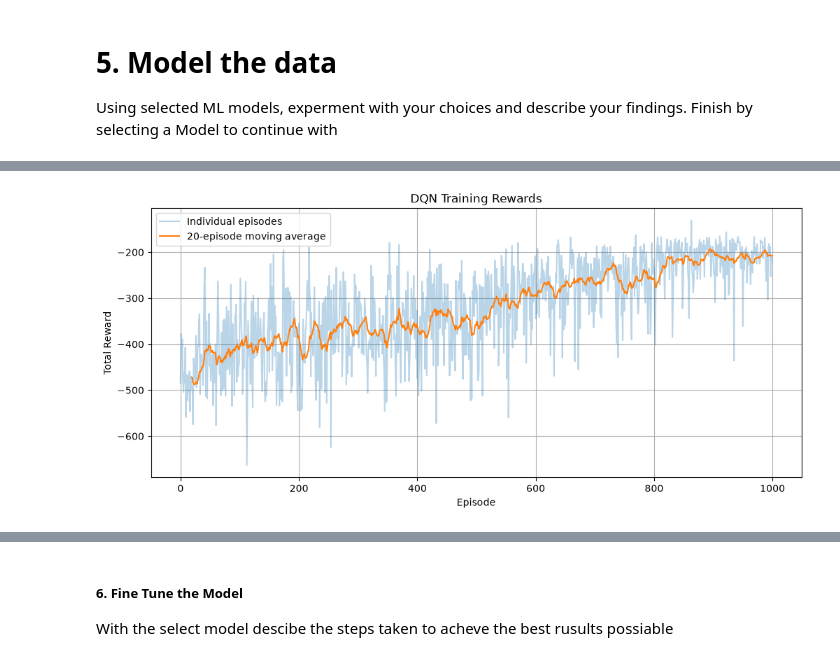
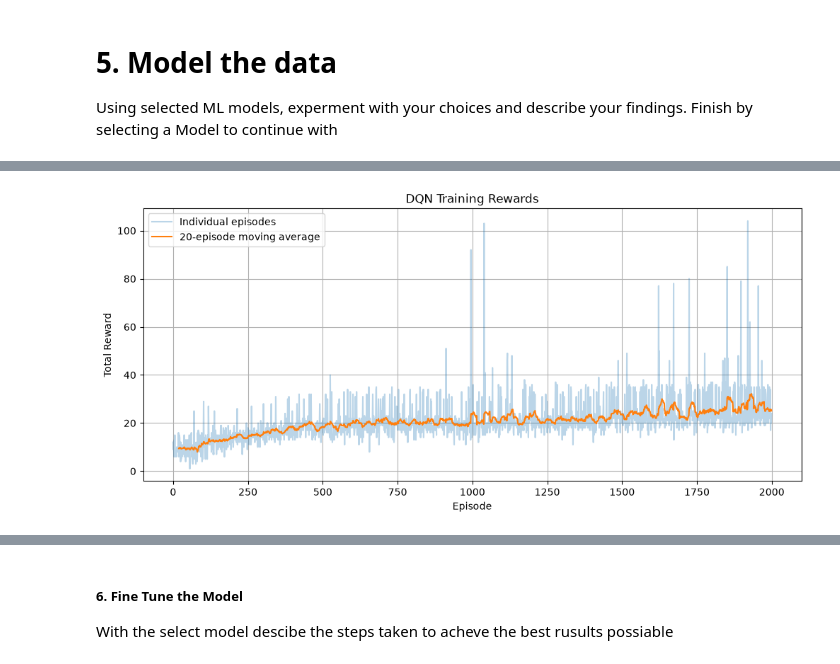
Before and after one commit to pl250661/Tetris-Project-ML, a Jupyter notebook: tetris_a/Project_6.ipynb, the cells around one changed output, grey strips where cells are left out. Drawn from its saved outputs; the diff is of its cells as text; code cells hidden in the pictures.

```diff
--- a/tetris_a/Project_6.ipynb
+++ b/tetris_a/Project_6.ipynb
@@ -265,14 +308,14 @@ class DQN(nn.Module):
 
     def __init__(self):
         super().__init__()
-        self.network = nn.Sequential(nn.Linear(279, 256), nn.ReLU(), nn.Linear(256, 256), nn.ReLU(), nn.Linear(256, 40))
+
+        self.network = nn.Sequential(
+            nn.Linear(279, 256),
+            nn.ReLU(),
+            nn.Linear(256, 256),
+            nn.ReLU(),
+            nn.Linear(256, 40)
+        )
 
     def forward(self, state):
         return self.network(state)
-
-policy_net = DQN().to(device)
-target_net = DQN().to(device)
-target_net.load_state_dict(policy_net.state_dict())
-target_net.eval()
-
-print(policy_net)
@@ -298,8 +331,8 @@ class DQNAgent:
         self.batch_size = 64
         self.gamma = 0.99
         self.epsilon = 1.0
-        self.epsilon_min = 0.05
-        self.epsilon_decay = 0.997
+        self.epsilon_min = 0.001
+        self.epsilon_decay = 0.99
         self.target_update = 500
         self.steps = 0
 
@@ -377,9 +410,14 @@ import numpy as np
 env = TetrisEnv()
 agent = DQNAgent()
 
-episodes = 1000
+print("New replay memory:", len(agent.memory))
+print("New training steps:", agent.steps)
+print("Initial epsilon:", agent.epsilon)
+
+
+episodes = 2000
 max_pieces = 2000
-train_freq = 2
+train_freq = 1
 
 scores = []
 pieces_history = []
@@ -392,55 +430,64 @@ for episode in range(episodes):
 
     state = env.reset()
     total_reward = 0
-    losses = []
-    done = False
+    pieces = 0
+    total_loss = []
 
     for step in range(max_pieces):
+
         valid_actions = env.valid_actions()
+
         if not np.any(valid_actions):
             break
 
         action = agent.select_action(state, valid_actions)
+
         next_state, reward, done = env.step(action)
-        truncated = (step == max_pieces - 1)
-        next_mask = env.valid_actions()
 
-        terminal = done or truncated or not np.any(next_mask)
-        if terminal:
-            next_mask = np.zeros(40, dtype=bool)
+        next_mask = (
+            np.zeros(40, dtype=bool)
+            if done
+            else env.valid_actions()
+        )
 
-        agent.remember(state, action, reward, next_state, terminal, next_mask)
+        if not np.any(next_mask):
+            done = True
+
+        agent.remember(
+            state,
+            action,
+            reward,
+            next_state,
+            done,
+            next_mask
+        )
+
         global_step += 1
 
         if global_step % train_freq == 0:
             loss = agent.train_step()
 
             if loss is not None:
-                losses.append(loss)
+                total_loss.append(loss)
 
         state = next_state
         total_reward += reward
+        pieces += 1
 
-        if terminal:
+        if done:
             break
 
     agent.decay_epsilon()
 
     scores.append(total_reward)
-    pieces_history.append(env.pieces_placed)
+    pieces_history.append(pieces)
     lines_history.append(env.rows_cleared)
 
-    loss_history.append(
-        np.mean(losses) if losses else 0
-    )
+    if total_loss:
+        loss_history.append(np.mean(total_loss))
 
-    print(
-        f"Episode: {episode + 1}/{episodes} | "
-        f"Pieces: {env.pieces_placed} | "
-        f"Lines: {env.rows_cleared} | "
-        f"Reward: {total_reward:.2f} | "
-        f"Epsilon: {agent.epsilon:.3f}"
-    )
+    print(f"Episode: {episode + 1}/{episodes} | Pieces: {pieces} | Lines: {env.rows_cleared} | Reward: {total_reward:.2f} | Epsilon: {agent.epsilon:.3f}")
+
 
 def plot_training(history, title, ylabel):
     plt.figure(figsize=(12, 5))
@@ -482 +529 @@ Episode: 1000/1000 | Pieces: 12 | Lines: 0 | Reward: -218.00 | Epsilon: 0.050
-[figure, old version]
+[figure, new version]
```
Also changed, not shown: parts of 8 cells of this notebook, 3 other files.
